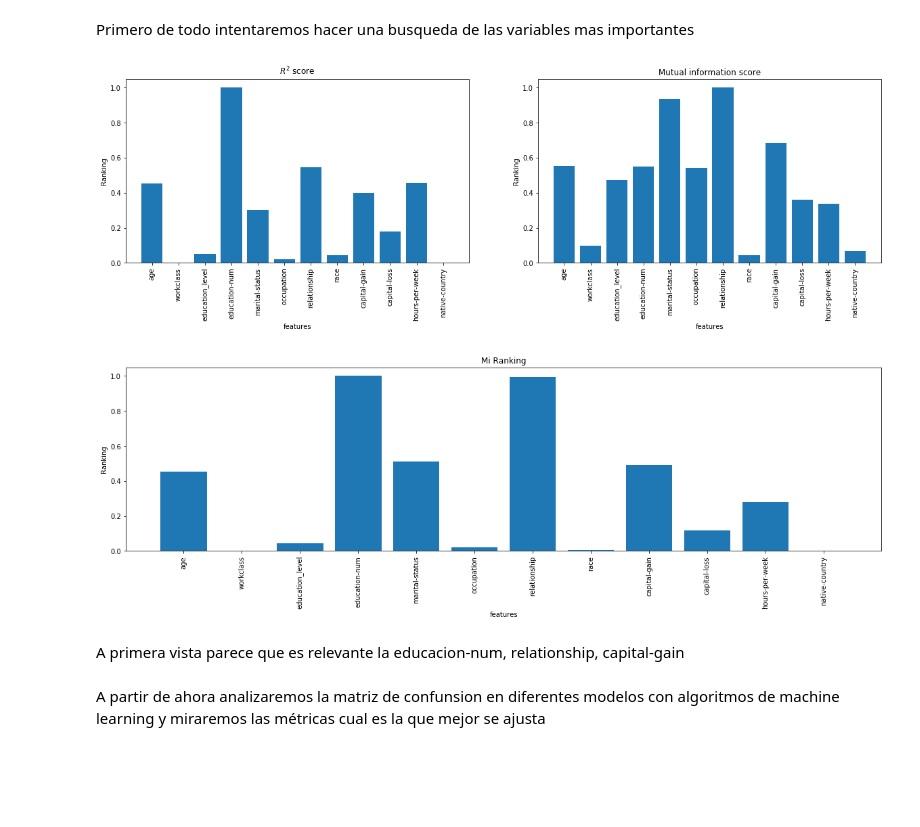
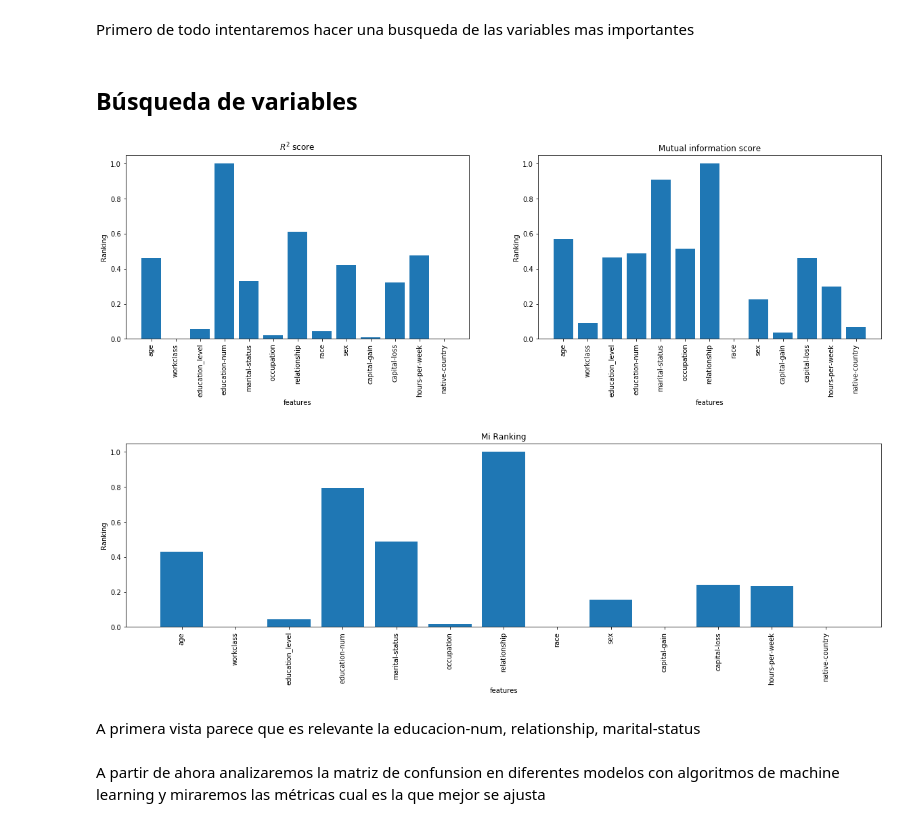
Before and after one commit to albertus88/keepcoding-BD-ML, a Jupyter notebook: Assessment/Alberto Mozo Garcia - KeepCoding - ML.ipynb, the cells around one changed output. Cells and saved outputs as stored; diff of their text form; code cells hidden in the pictures; blank space fills up the shorter version.

```diff
--- a/Assessment/Alberto Mozo Garcia - KeepCoding - ML.ipynb
+++ b/Assessment/Alberto Mozo Garcia - KeepCoding - ML.ipynb
@@ -150,0 +160,3 @@ Podemos ver como no hay valores negativos por tanto si hay valores bastante disp
+# %%
+census_train_copy = census_train_copy[census_train_copy['capital-gain'] < 1000 * 1.5]
+census_train_copy.describe().T
@@ -254,2 +252,0 @@ plt.show()
-# %%
-census_train_copy_cp = census_train_copy_cp.drop(['sex'],axis=1)
@@ -274,6 +274,8 @@ dtype: bool
 Una vez tenemos los datos limpios y hemos hecho un análisis exploratorio pasemos a analizar el mejor conjunto de características para poder entrenar nuestro modelo
 # %% [markdown]
 Primero de todo intentaremos hacer una busqueda de las variables mas importantes
+# %% [markdown]
+## Búsqueda de variables
 # %%
 import numpy as np
 import matplotlib.pyplot as plt
@@ -282,39 +284,39 @@ from sklearn.feature_selection import f_regression, mutual_info_regression
 # convertimos el DataFrame al formato necesario para scikit-learn
 data = census_train_copy_cp.as_matrix()
 
-y = data[:,12:13]     # nos quedamos con la columna income
-X = data[:,0:12]      # nos quedamos con el resto
+y = data[:,13:14]     # nos quedamos con la columna income
+X = data[:,0:13]      # nos quedamos con el resto
 
-feature_names = census_train_copy_cp.columns[0:12]
+feature_names = census_train_copy_cp.columns[0:13]
 
 
 # do calculations
 f_test, _ = f_regression(X, y)
 f_test /= np.max(f_test)
 
 mi = mutual_info_regression(X, y)
 mi /= np.max(mi)
 
 # do some plotting
 plt.figure(figsize=(20, 5))
 
 plt.subplot(1,2,1)
 plt.bar(range(X.shape[1]),f_test,  align="center")
 plt.xticks(range(X.shape[1]),feature_names, rotation = 90)
 plt.xlabel('features')
 plt.ylabel('Ranking')
 plt.title('$R^2$ score')
 
 plt.subplot(1,2,2)
 plt.bar(range(X.shape[1]),mi, align="center")
 plt.xticks(range(X.shape[1]),feature_names, rotation = 90)
 plt.xlabel('features')
 plt.ylabel('Ranking')
 plt.title('Mutual information score')
 
 plt.show()
 # %% [output]
-[figure, old version]
+[figure, new version]
 # %%
 mi_ranking = f_test*mi
 mi_ranking = mi_ranking / np.max(mi_ranking)
@@ -327,9 +329,9 @@ plt.ylabel('Ranking')
 plt.title('Mi Ranking')
 plt.show()
 # %% [output]
-[figure, old version]
+[figure, new version]
 # %% [markdown]
-A primera vista parece que es relevante la educacion-num, relationship, capital-gain
+A primera vista parece que es relevante la educacion-num, relationship, marital-status
 # %% [markdown]
 A partir de ahora analizaremos la matriz de confunsion en diferentes modelos con algoritmos de machine learning y miraremos las métricas cual es la que mejor se ajusta
 # %%
```
Also changed, not shown: parts of 71 cells of this notebook, 1 other file.
